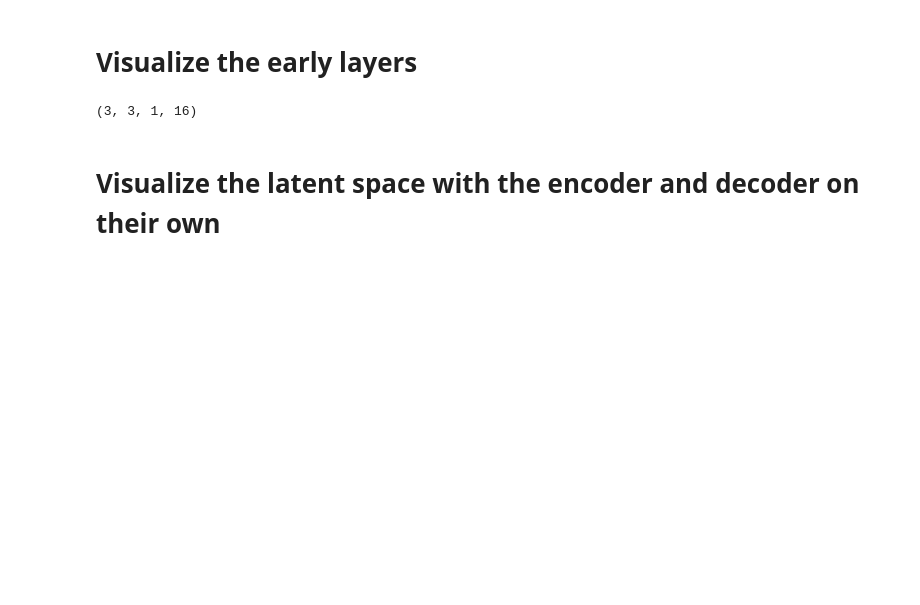
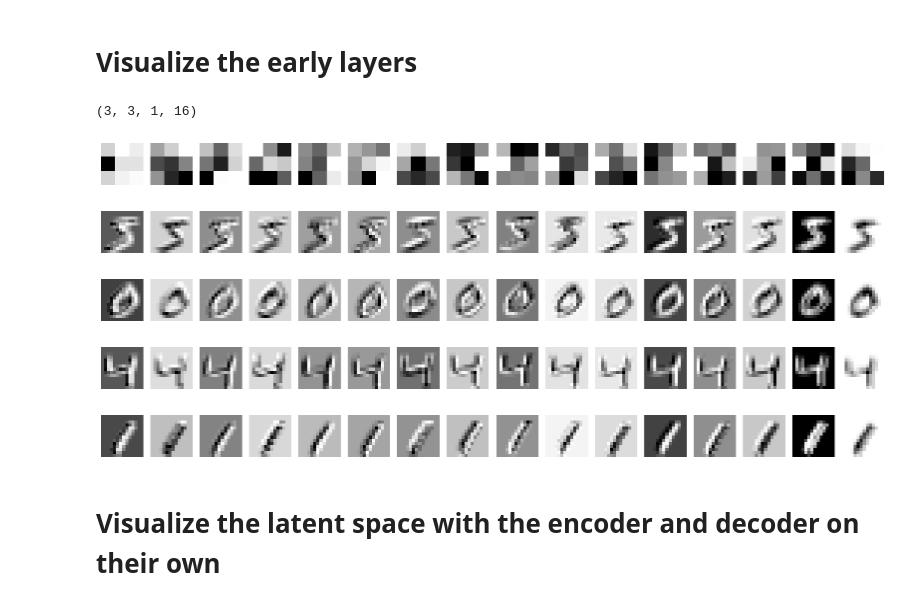
Before and after one commit to szsavery/DSPS_SSavery, a Jupyter notebook: Labs/DSPS2023_autoencoders_8dec23_Savery.ipynb, the cells around one changed output. Saved outputs shown, nothing was run; the diff lists cells and outputs as text; code cells hidden in the pictures; blank space fills up the shorter version.

```diff
--- a/Labs/DSPS2023_autoencoders_8dec23_Savery.ipynb
+++ b/Labs/DSPS2023_autoencoders_8dec23_Savery.ipynb
@@ -236,6 +252,42 @@ plot_images(PtstSR[:,:,:,0], Ytst, nrows = 1, ncols = 8, vmax = 1)
 model.layers[1].get_weights()[0].shape
 # %% [output]
 (3, 3, 1, 16)
+# %%
+#Got this code from the shared solution code
+def plot_kernels_on_image(image, layer, plot_kernels=False):
+    kernels = layer.get_weights()[0][:, :, 0, :]
+    num_kernels = kernels.shape[-1]
+
+    fig, axes = plt.subplots(1, num_kernels, sharex=True, sharey=True, figsize=(16, 6))
+
+    for i in range(num_kernels):
+        kernel = kernels[:, :, i]
+        ax = axes.flatten()[i]
+
+        if plot_kernels:
+            ax.imshow(kernel, cmap="Greys")
+
+        else:
+            convolved_image = convolve2d(image, kernel, mode="same")
+            ax.imshow(convolved_image, cmap="Greys")
+
+        ax.set_aspect("equal")
+        ax.axis("off")
+
+    fig.tight_layout()
+    fig.show()
+# %%
+plot_kernels_on_image(XtrnSR[0, :, :, 0], model.layers[1], plot_kernels=True)
+plot_kernels_on_image(XtrnSR[0, :, :, 0], model.layers[1])
+plot_kernels_on_image(XtrnSR[1, :, :, 0], model.layers[1])
+plot_kernels_on_image(XtrnSR[2, :, :, 0], model.layers[1])
+plot_kernels_on_image(XtrnSR[3, :, :, 0], model.layers[1])
+# %% [output]
+[figure, added]
+[figure, added]
+[figure, added]
+[figure, added]
+[figure, added]
 # %% [markdown]
 # Visualize the latent space with the encoder and decoder on their own
 # %%
```
Also changed, not shown: parts of 12 cells of this notebook.
